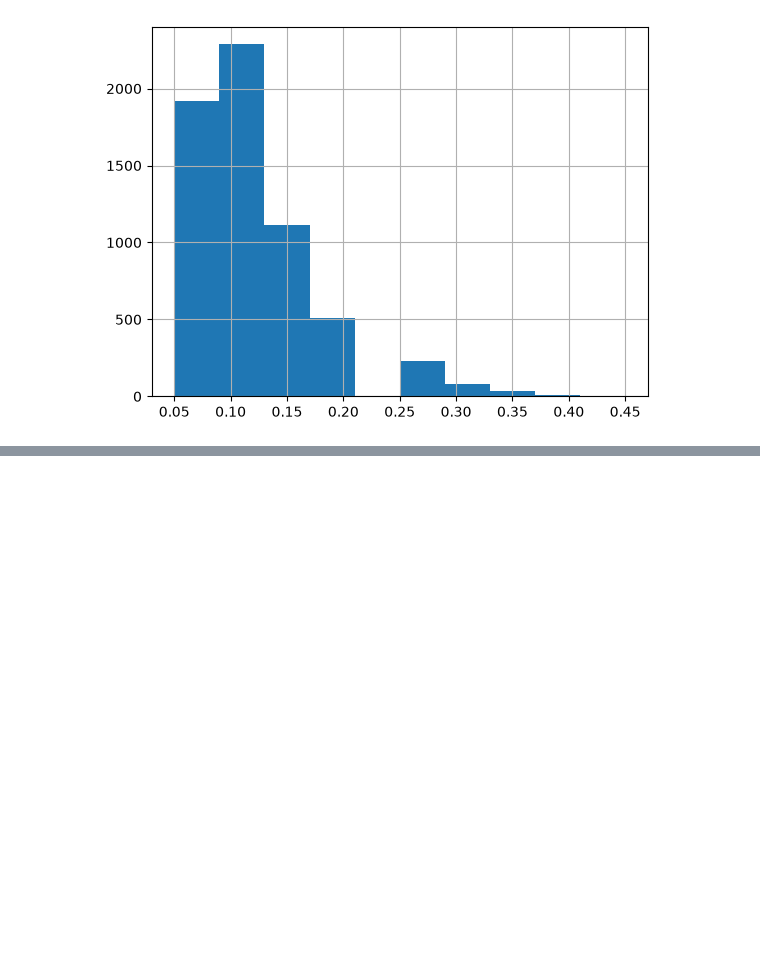
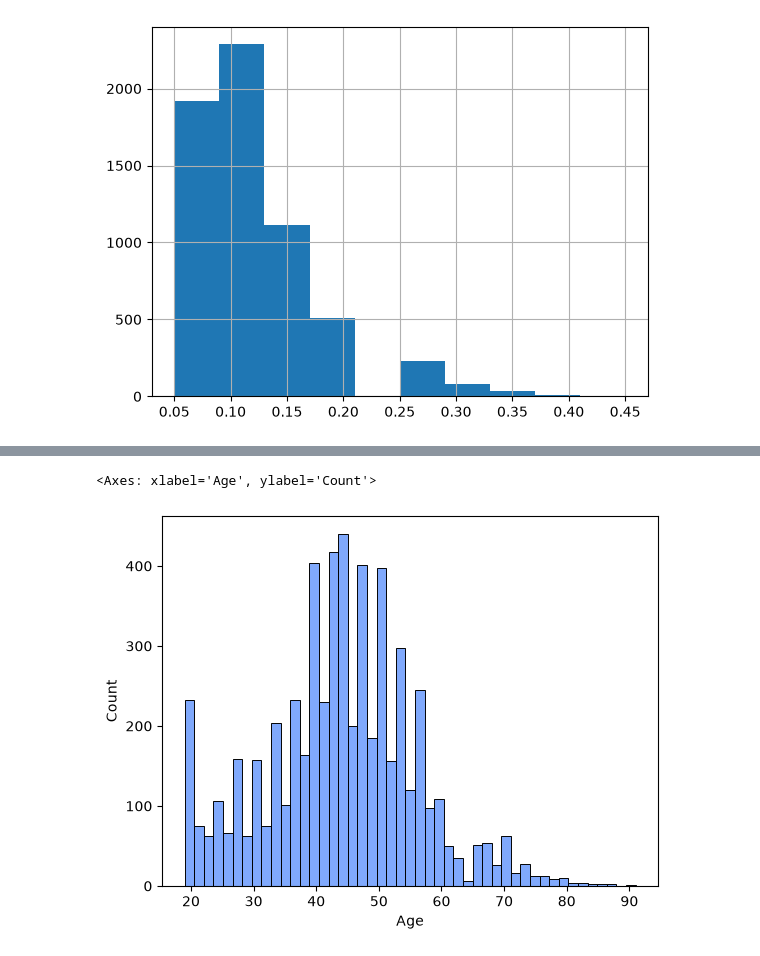
Before and after one commit to anuar-masterschool/TravelTideJul, a Jupyter notebook: EDA.ipynb, the cells around one changed output, grey strips where cells are left out. Cells and saved outputs as stored; diff of their text form; code cells hidden in the pictures; blank space fills up the shorter version.

```diff
--- a/EDA.ipynb
+++ b/EDA.ipynb
@@ -153,0 +156,2 @@ sessions["hotel_discount_amount"].hist()
+# %%
+users = pd.read_csv('raw_data/users.csv')
@@ -153,0 +178,2 @@ sessions["hotel_discount_amount"].hist()
+# %%
+users["Age"] = ((pd.Timestamp.now() - pd.to_datetime(users["birthdate"]))/365.25).dt.days
@@ -153,0 +196,5 @@ sessions["hotel_discount_amount"].hist()
+# %%
+sns.histplot(users,x="Age")
+# %% [output]
+<Axes: xlabel='Age', ylabel='Count'>
+[figure, added]
```
Also changed, not shown: parts of 42 cells of this notebook.
